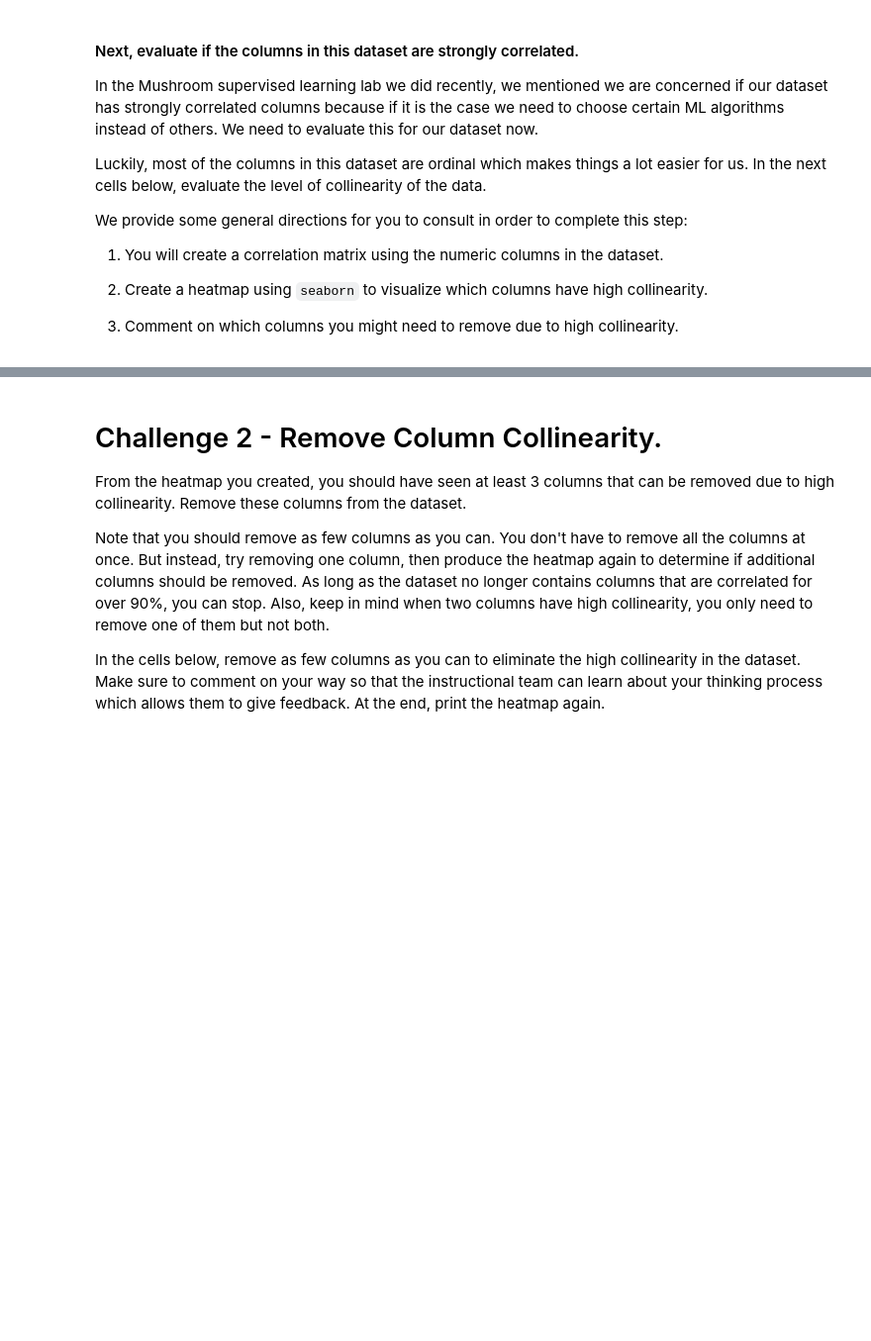
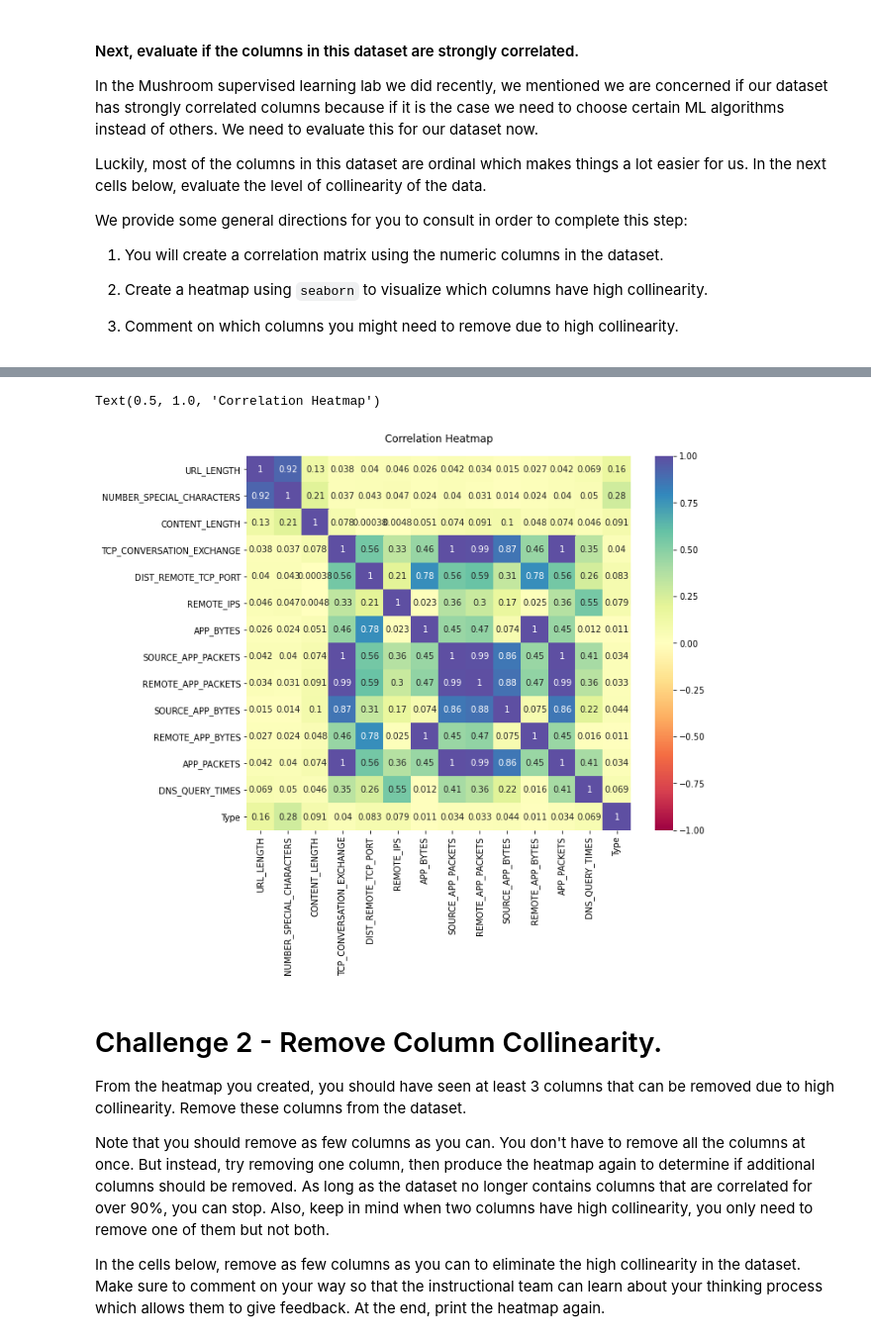
Before and after one commit to Ironhack-Data-Madrid-Marzo-2021/lab-supervised-learning, a Jupyter notebook: your-code/main.ipynb, the cells around one changed output, grey strips where cells are left out. Shown at 99% size. Drawn from its saved outputs; the diff is of its cells as text; code cells hidden in the pictures; blank space fills up the shorter version.

```diff
--- a/your-code/main.ipynb
+++ b/your-code/main.ipynb
@@ -103,3 +182,11 @@ We provide some general directions for you to consult in order to complete this
+# %%
+%matplotlib inline
+plt.figure(figsize=(10,8))
+heat = sns.heatmap(num.corr().abs(), vmin = -1, vmax=1, annot=True,cmap='Spectral')
+heat.set_title('Correlation Heatmap', fontdict={'fontsize':12},pad=16)
+# %% [output]
+Text(0.5, 1.0, 'Correlation Heatmap')
+[figure, added]
 # %% [markdown]
 # Challenge 2 - Remove Column Collinearity.
 
```
Also changed, not shown: parts of 64 cells of this notebook.
